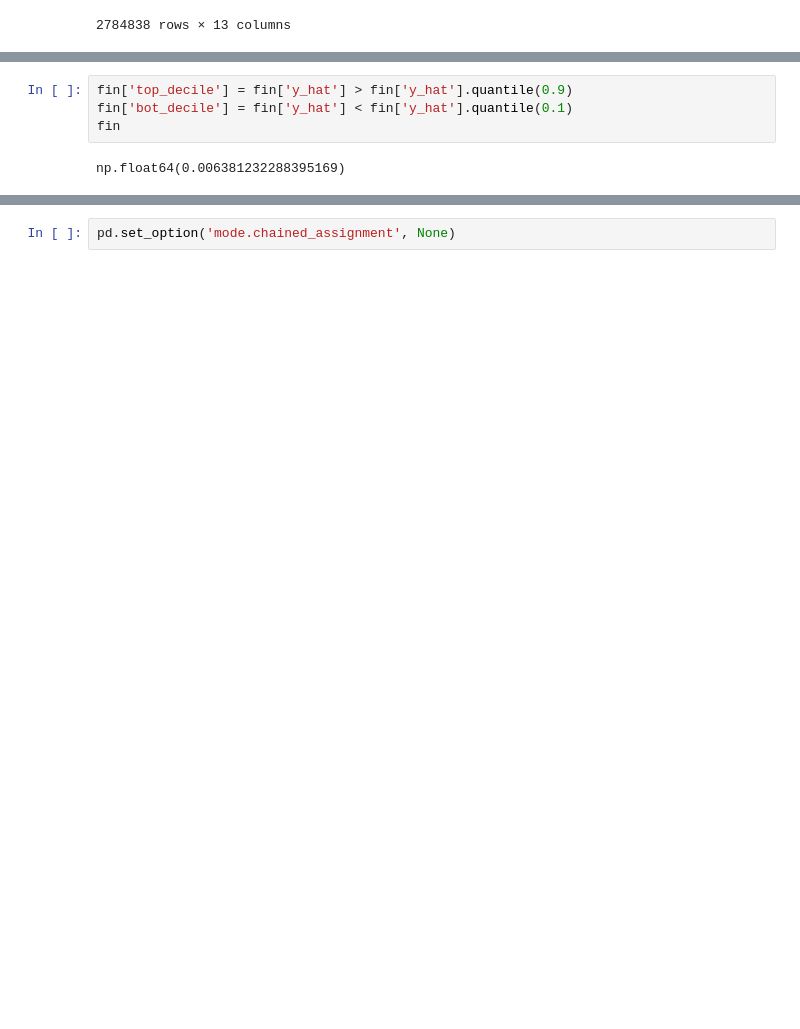
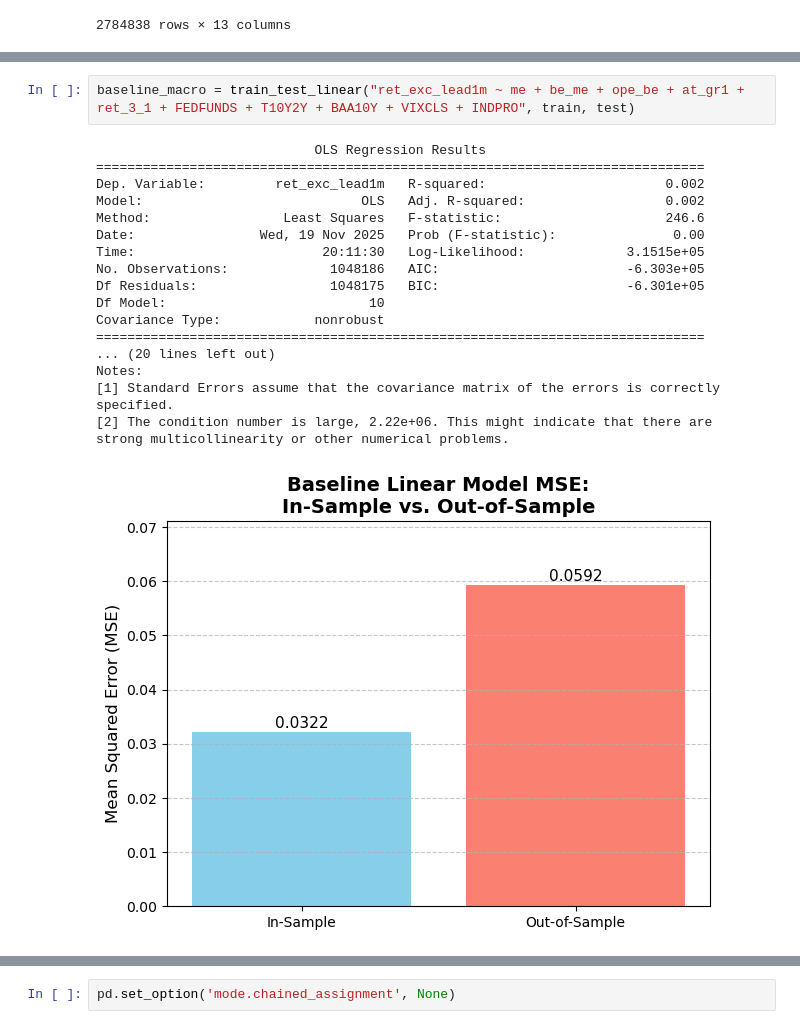
Before and after one commit to yuxinl915/10701_proj_macro_var_selection, a Jupyter notebook: FamaFrenchBaseline.ipynb, the cells around one changed output, grey strips where cells are left out. Drawn from its saved outputs; the diff is of its cells as text; blank space fills up the shorter version.

```diff
--- a/FamaFrenchBaseline.ipynb
+++ b/FamaFrenchBaseline.ipynb
@@ -132,6 +123,21 @@ plt.savefig('baseline_mse.png')
-# %%
-fin['top_decile'] = fin['y_hat'] > fin['y_hat'].quantile(0.9)
-fin['bot_decile'] = fin['y_hat'] < fin['y_hat'].quantile(0.1)
-fin
-# %% [output]
-np.float64(0.006381232288395169)
+# %%
+baseline_macro = train_test_linear("ret_exc_lead1m ~ me + be_me + ope_be + at_gr1 + ret_3_1 + FEDFUNDS + T10Y2Y + BAA10Y + VIXCLS + INDPRO", train, test)
+# %% [output]
+                            OLS Regression Results
+==============================================================================
+Dep. Variable:         ret_exc_lead1m   R-squared:                       0.002
+Model:                            OLS   Adj. R-squared:                  0.002
+Method:                 Least Squares   F-statistic:                     246.6
+Date:                Wed, 19 Nov 2025   Prob (F-statistic):               0.00
+Time:                        20:11:30   Log-Likelihood:             3.1515e+05
+No. Observations:             1048186   AIC:                        -6.303e+05
+Df Residuals:                 1048175   BIC:                        -6.301e+05
+Df Model:                          10
+Covariance Type:            nonrobust
+==============================================================================
+... (20 lines left out)
+Notes:
+[1] Standard Errors assume that the covariance matrix of the errors is correctly specified.
+[2] The condition number is large, 2.22e+06. This might indicate that there are
+strong multicollinearity or other numerical problems.
+[figure, added]
```
Also changed, not shown: parts of 22 cells of this notebook, 2 other files.
